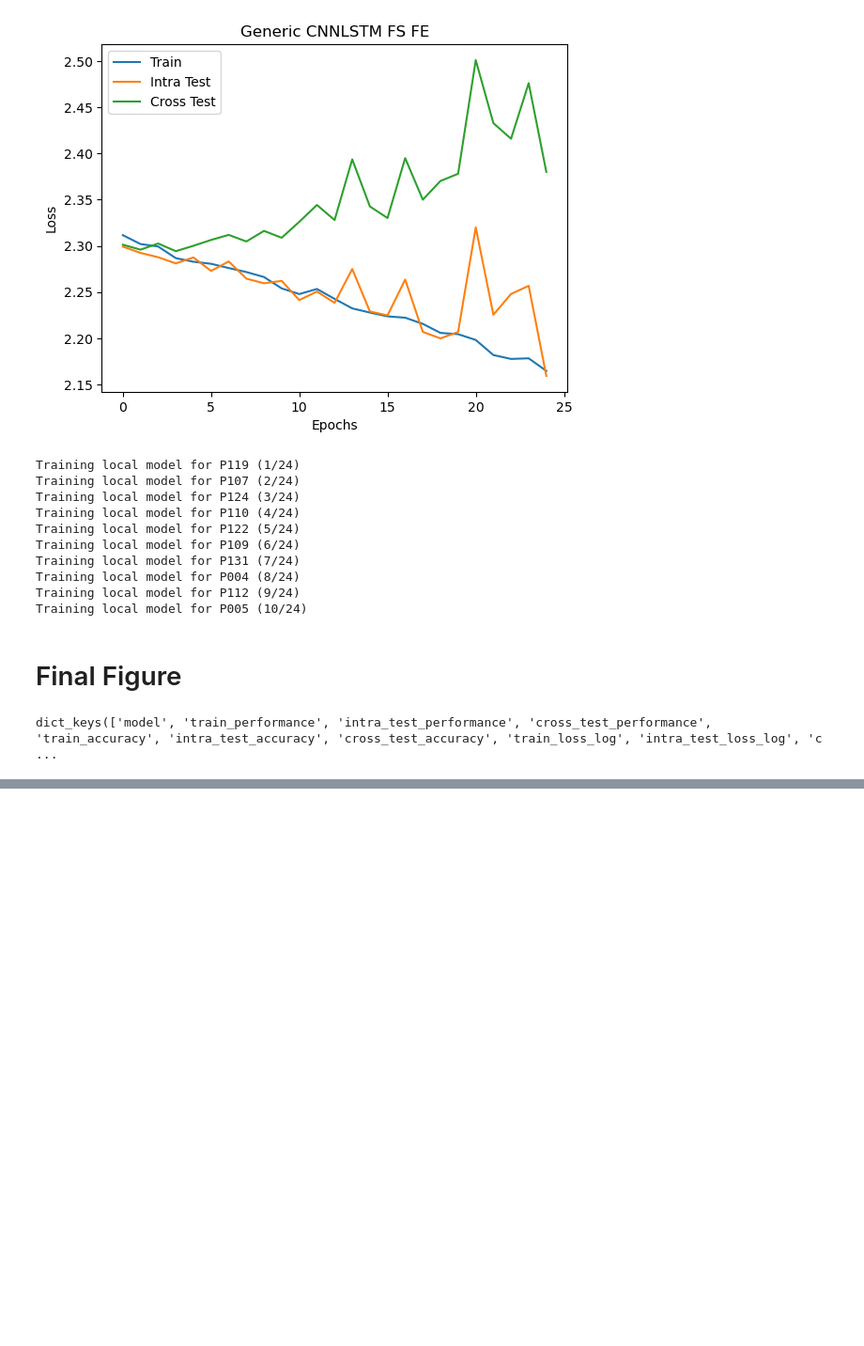
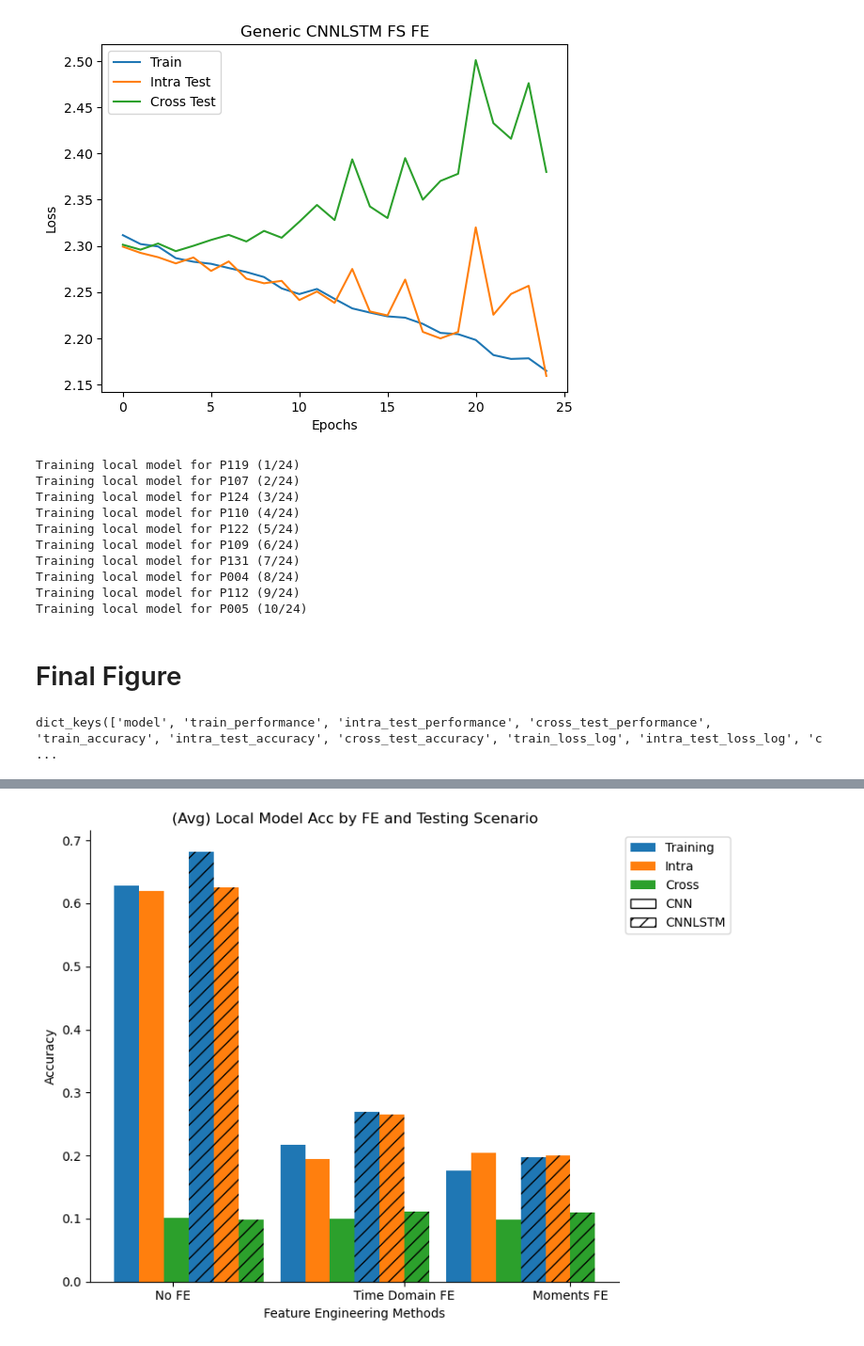
Before and after one commit to kdmalc/fl-gestures, a Jupyter notebook: April_25/103_FE_Study.ipynb, the cells around one changed output, grey strips where cells are left out. Shown at 94% size. Cells and saved outputs as stored; diff of their text form; code cells hidden in the pictures; blank space fills up the shorter version.

```diff
--- a/April_25/103_FE_Study.ipynb
+++ b/April_25/103_FE_Study.ipynb
@@ -417,0 +434,77 @@ plt.show()
+# %%
+local_CNN_FS_avg_acc_lst = extract_avg_local_res_acc(local_CNN_FS_res_dict_lst)
+local_CNNLSTM_FS_avg_acc_lst = extract_avg_local_res_acc(local_CNNLSTM_FS_res_dict_lst)
+local_CNN_moments_avg_acc_lst = extract_avg_local_res_acc(local_CNN_moments_res_dict_lst)
+local_CNNLSTM_moments_avg_acc_lst = extract_avg_local_res_acc(local_CNNLSTM_moments_res_dict_lst)
+local_CNN_None_avg_acc_lst = extract_avg_local_res_acc(local_CNN_None_res_dict_lst)
+local_CNNLSTM_None_avg_acc_lst = extract_avg_local_res_acc(local_CNNLSTM_None_res_dict_lst)
+# %%
+labels = ['No FE', 'Time Domain FE', 'Moments FE']
+cnn_training = [local_CNN_None_avg_acc_lst[0], local_CNN_FS_avg_acc_lst[0], local_CNN_moments_avg_acc_lst[0]]
+cnn_intra = [local_CNN_None_avg_acc_lst[1], local_CNN_FS_avg_acc_lst[1], local_CNN_moments_avg_acc_lst[1]]
+cnn_cross = [local_CNN_None_avg_acc_lst[2], local_CNN_FS_avg_acc_lst[2], local_CNN_moments_avg_acc_lst[2]]
+cnnlstm_training = [local_CNNLSTM_None_avg_acc_lst[0], local_CNNLSTM_FS_avg_acc_lst[0], local_CNNLSTM_moments_avg_acc_lst[0]]
+cnnlstm_intra = [local_CNNLSTM_None_avg_acc_lst[1], local_CNNLSTM_FS_avg_acc_lst[1], local_CNNLSTM_moments_avg_acc_lst[1]]
+cnnlstm_cross = [local_CNNLSTM_None_avg_acc_lst[2], local_CNNLSTM_FS_avg_acc_lst[2], local_CNNLSTM_moments_avg_acc_lst[2]]
+
+x = np.arange(len(labels))  # Base positions
+width = 0.15  # Bar width
+small_gap = 0.1  # Small gap between CNN and CNN-LSTM groups
+big_gap = 0.4  # Big gap between feature engineering categories
+
+# Adjusted x positions for bars (fixing alignment)
+x_cnn_train = x - (1.5 * width + small_gap / 2)
+x_cnn_intra = x - (0.5 * width + small_gap / 2)
+x_cnn_cross = x + (0.5 * width - small_gap / 2)
+
+x_cnnlstm_train = x + (1.5 * width - small_gap / 2)
+x_cnnlstm_intra = x + (2.5 * width - small_gap / 2)
+x_cnnlstm_cross = x + (3.5 * width - small_gap / 2)
+
+# Shift entire set to allow for the big gap
+x_shifted = x * (1 + big_gap)
+
+# Fix the big gap misalignment issue for "Moments FE"
+x_shifted[2] -= big_gap  # Adjust the last group to ensure it's centered
+
+fig, ax = plt.subplots(figsize=(8, 6))
+
+# Define colors and hatches
+colors = ['#1f77b4', '#ff7f0e', '#2ca02c']  # Train (blue), Intra (orange), Cross (green)
+hatches = ['', '//']  # CNN (solid), CNN-LSTM (hashed)
+
+# Plot bars
+ax.bar(x_cnn_train, cnn_training, width, color=colors[0], hatch=hatches[0], label='Training')
+ax.bar(x_cnn_intra, cnn_intra, width, color=colors[1], hatch=hatches[0], label='Intra')
+ax.bar(x_cnn_cross, cnn_cross, width, color=colors[2], hatch=hatches[0], label='Cross')
+
+ax.bar(x_cnnlstm_train, cnnlstm_training, width, color=colors[0], hatch=hatches[1])
+ax.bar(x_cnnlstm_intra, cnnlstm_intra, width, color=colors[1], hatch=hatches[1])
+ax.bar(x_cnnlstm_cross, cnnlstm_cross, width, color=colors[2], hatch=hatches[1])
+
+# Formatting
+ax.set_xlabel('Feature Engineering Methods')
+ax.set_ylabel('Accuracy')
+ax.set_title('(Avg) Local Model Acc by FE and Testing Scenario')
+ax.set_xticks(x_shifted)
+ax.set_xticklabels(labels)
+
+# Remove top and right spines
+ax.spines['top'].set_visible(False)
+ax.spines['right'].set_visible(False)
+
+# Custom Legend
+from matplotlib.patches import Patch
+legend_elements = [
+    Patch(facecolor=colors[0], label='Training'),
+    Patch(facecolor=colors[1], label='Intra'),
+    Patch(facecolor=colors[2], label='Cross'),
+    Patch(facecolor='white', hatch=hatches[0], label='CNN', edgecolor='black', linewidth=1),
+    Patch(facecolor='white', hatch=hatches[1], label='CNNLSTM', edgecolor='black', linewidth=1)
+]
+ax.legend(handles=legend_elements, loc='upper left', bbox_to_anchor=(1, 1))
+
+fig.tight_layout()
+plt.show()
+# %% [output]
+[figure, added]
```
Also changed, not shown: parts of 2 cells of this notebook.
